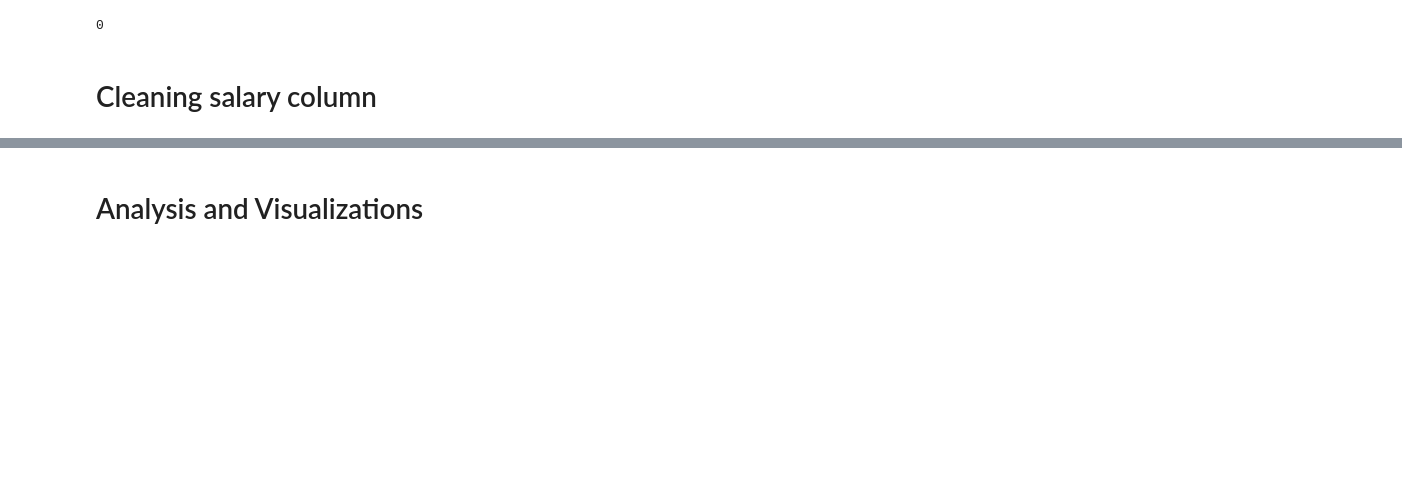
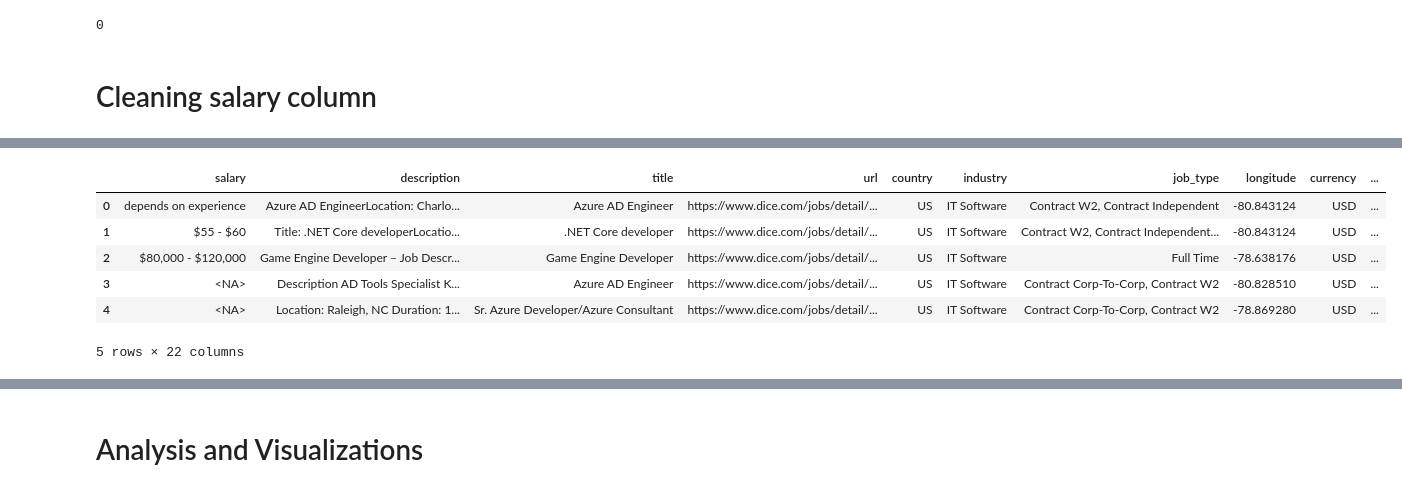
Before and after one commit to harsh-jain101/2023Spr_projects, a Jupyter notebook: Dice.ipynb, the cells around one changed output, grey strips where cells are left out. Saved outputs shown, nothing was run; the diff lists cells and outputs as text; code cells hidden in the pictures; blank space fills up the shorter version.

Commit message:
cleaned salary

```diff
--- a/Dice.ipynb
+++ b/Dice.ipynb
@@ -363,0 +382,4 @@ No Salary Listed
+# %%
+def find_salary(x):
+    pattern = re.compile('[\d(,\d)*(\.\d)?]+')
+    return re.findall(pattern, x)
@@ -363,0 +390,25 @@ No Salary Listed
+# %%
+def determine_payment_frequency(salaries):
+    if max(salaries)<=500:
+        return 'hourly'
+    elif min(salaries)>=35000:
+        return 'yearly'
+    else:
+        return 'monthly'
+# %%
+for idx, val in df.salary.items():
+    if pd.notna(val) and detect_number(val):
+
+        sals = list(map(lambda x: float(x.replace(',', '')), find_salary(val)))
+
+        if len(sals) == 1:
+            df.loc[idx, 'min_salary'] = sals[0]
+            df.loc[idx, 'max_salary'] = sals[0]
+        else:
+            df.loc[idx, 'min_salary'] = sals[0]
+            df.loc[idx, 'max_salary'] = sals[1]
+        df.loc[idx, 'frequency'] = determine_payment_frequency(sals)
+    else:
+        df.loc[idx, 'min_salary'] = np.nan
+        df.loc[idx, 'max_salary'] = np.nan
+        df.loc[idx, 'frequency'] = np.nan
@@ -363,0 +431,12 @@ No Salary Listed
+# %%
+df = df.astype({'min_salary': 'float64', 'max_salary': 'float64', 'frequency': 'category'})
+# %%
+df.head()
+# %% [output]
+|  | salary | description | title | url | country | industry | job_type | longitude | currency | ... |
+| 0 | depends on experience | Azure AD EngineerLocation: Charlo... | Azure AD Engineer | https://www.dice.com/jobs/detail/... | US | IT Software | Contract W2, Contract Independent | -80.843124 | USD | ... |
+| 1 | $55 - $60 | Title: .NET Core developerLocatio... | .NET Core developer | https://www.dice.com/jobs/detail/... | US | IT Software | Contract W2, Contract Independent... | -80.843124 | USD | ... |
+| 2 | $80,000 - $120,000 | Game Engine Developer – Job Descr... | Game Engine Developer | https://www.dice.com/jobs/detail/... | US | IT Software | Full Time | -78.638176 | USD | ... |
+| 3 | <NA> | Description AD Tools Specialist K... | Azure AD Engineer | https://www.dice.com/jobs/detail/... | US | IT Software | Contract Corp-To-Corp, Contract W2 | -80.828510 | USD | ... |
+| 4 | <NA> | Location: Raleigh, NC Duration: 1... | Sr. Azure Developer/Azure Consultant | https://www.dice.com/jobs/detail/... | US | IT Software | Contract Corp-To-Corp, Contract W2 | -78.869280 | USD | ... |
+5 rows × 22 columns
```
Also changed, not shown: parts of 20 cells of this notebook.
